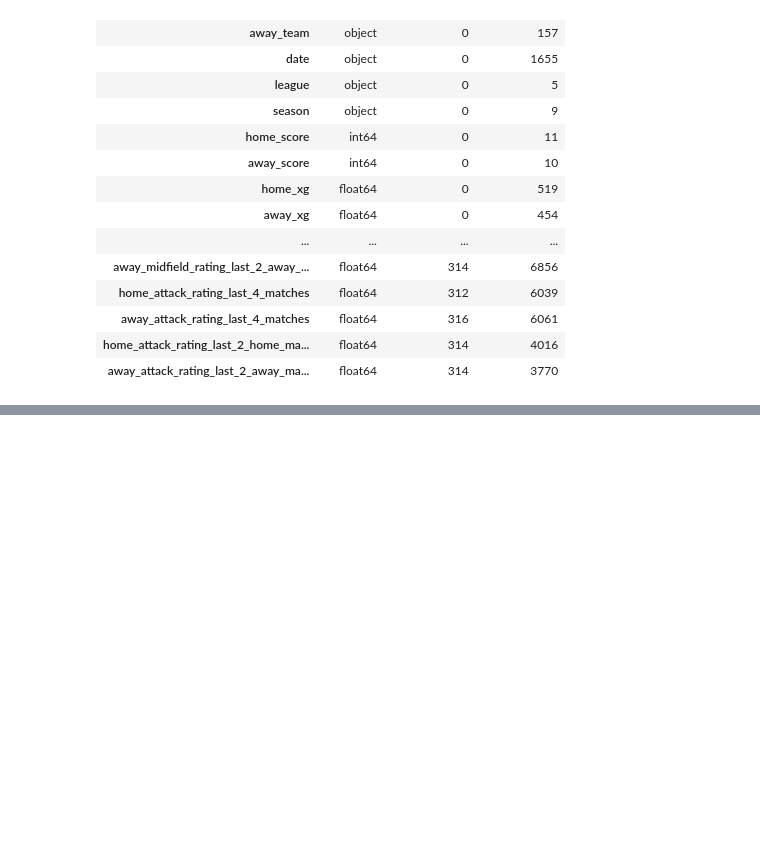
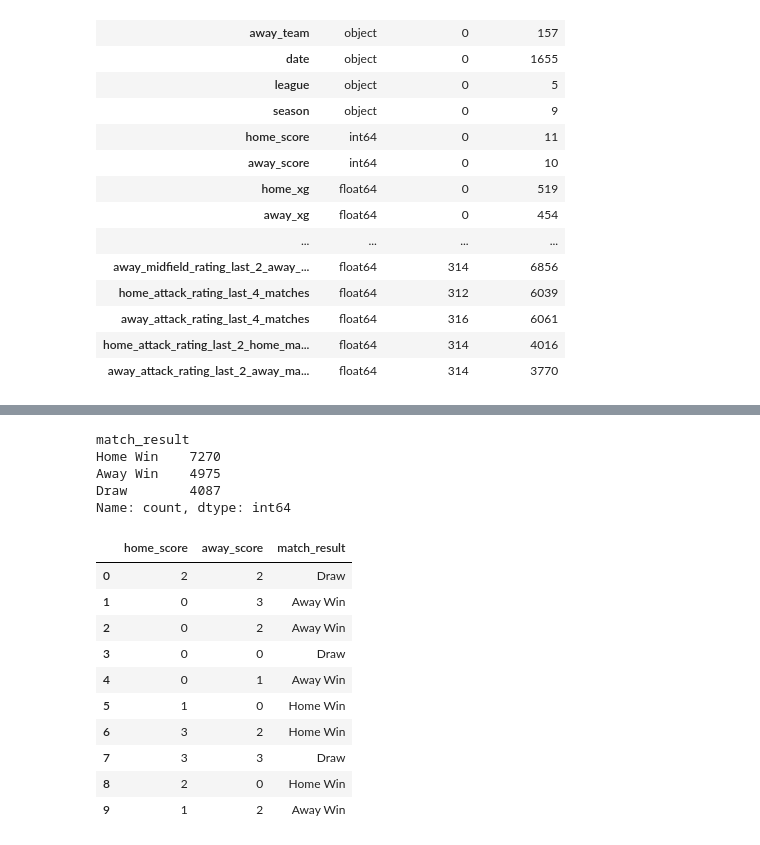
Before and after one commit to magrimuc/prj-2-eda-sql-football-matches-statistics, a Jupyter notebook: MaNU_notebook.ipynb, the cells around one changed output, grey strips where cells are left out. Drawn from its saved outputs; the diff is of its cells as text; code cells hidden in the pictures; blank space fills up the shorter version.

```diff
--- a/MaNU_notebook.ipynb
+++ b/MaNU_notebook.ipynb
@@ -424,0 +472,2 @@ Based on the initial exploration, the following cleaning decisions will be appli
+# %%
+clean_df["datetime"] = pd.to_datetime(clean_df["datetime"])
@@ -424,0 +521,20 @@ Based on the initial exploration, the following cleaning decisions will be appli
+# %%
+conditions = [
+    clean_df["home_score"] > clean_df["away_score"],
+    clean_df["home_score"] < clean_df["away_score"]
+]
+
+choices = [
+    "Home Win",
+    "Away Win"
+]
+
+clean_df["match_result"] = np.select(
+    conditions,
+    choices,
+    default="Draw"
+)
+
+#this step it could be done with a for loop (was my firts test actually), but choosing np.select() will improve speed and let me apply pandas.   BORRAR
+# np.select(condlist, choicelist, default=...) variables as condition and chioces, are not reserved words for this np function, we could use a,b.
+# BUT Without specifying default, np.select() uses 0 as the default value.
@@ -424,0 +551,22 @@ Based on the initial exploration, the following cleaning decisions will be appli
+# %%
+clean_df["match_result"].value_counts()
+# %% [output]
+match_result
+Home Win    7270
+Away Win    4975
+Draw        4087
+Name: count, dtype: int64
+# %%
+clean_df[["home_score", "away_score", "match_result"]].head(10)
+# %% [output]
+|  | home_score | away_score | match_result |
+| 0 | 2 | 2 | Draw |
+| 1 | 0 | 3 | Away Win |
+| 2 | 0 | 2 | Away Win |
+| 3 | 0 | 0 | Draw |
+| 4 | 0 | 1 | Away Win |
+| 5 | 1 | 0 | Home Win |
+| 6 | 3 | 2 | Home Win |
+| 7 | 3 | 3 | Draw |
+| 8 | 2 | 0 | Home Win |
+| 9 | 1 | 2 | Away Win |
```
Also changed, not shown: parts of 37 cells of this notebook, 1 other file.
